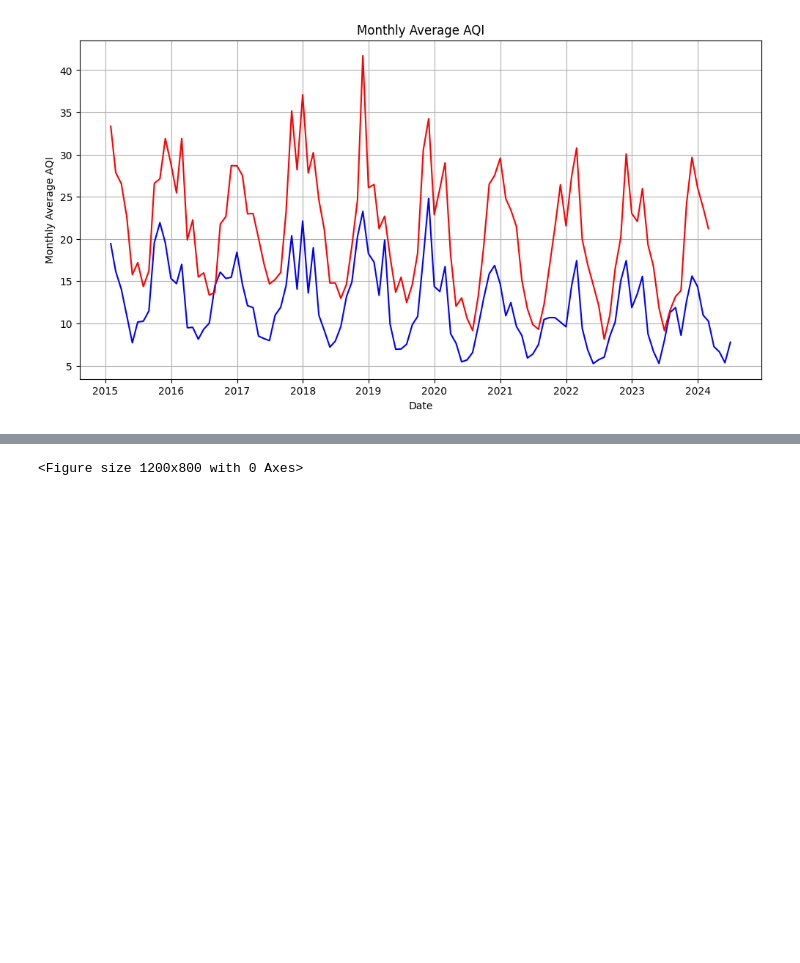
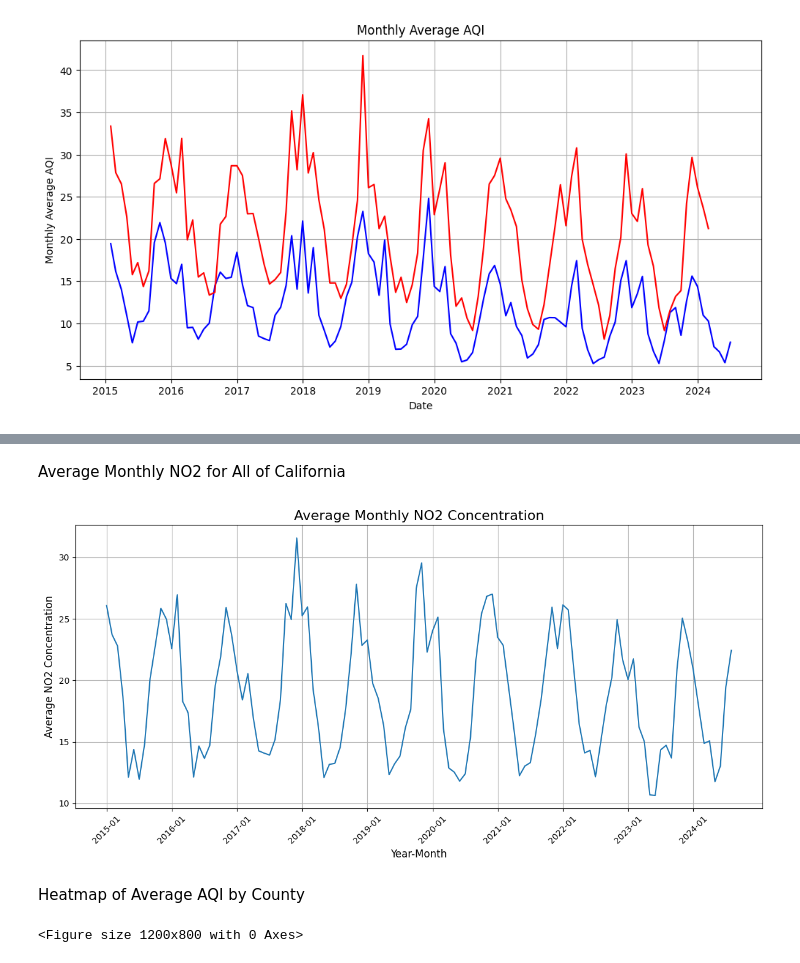
Before and after one commit to ashkren/eda_final_project, a Jupyter notebook: eda_final_project.ipynb, the cells around one changed output, grey strips where cells are left out. Cells and saved outputs as stored; diff of their text form; code cells hidden in the pictures; blank space fills up the shorter version.

```diff
--- a/eda_final_project.ipynb
+++ b/eda_final_project.ipynb
@@ -75,3 +116,38 @@ plt.show()
+# %% [markdown]
+Average Monthly NO2 for All of California
+# %%
+import pandas as pd
+import matplotlib.pyplot as plt
+
+
+# Convert the Date column to datetime
+no2_data['Date'] = pd.to_datetime(no2_data['Date'], format='%m/%d/%Y')
+
+# Extract year and month from the Date column
+no2_data['YearMonth'] = no2_data['Date'].dt.to_period('M')
+
+# Calculate the average AQI for each month
+monthly_avg_no2 = no2_data.groupby('YearMonth')['Daily Max 1-hour NO2 Concentration'].mean().reset_index()
+
+# Plot the average monthly AQI
+plt.figure(figsize=(12, 6))
+plt.plot(monthly_avg_no2['YearMonth'].astype(str), monthly_avg_no2['Daily Max 1-hour NO2 Concentration'])
+plt.title('Average Monthly NO2 Concentration', fontsize=16)
+plt.xlabel('Year-Month', fontsize=12)
+plt.ylabel('Average NO2 Concentration', fontsize=12)
+
+# Adjust x-axis ticks to show fewer labels
+x_labels = monthly_avg_aqi['YearMonth'].astype(str)
+step = 12
+plt.xticks(range(0, len(x_labels), step), x_labels[::step], rotation=45, fontsize=10)
+
+plt.grid(True)
+plt.tight_layout()
+plt.show()
+# %% [output]
+[figure, added]
+# %% [markdown]
+Heatmap of Average AQI by County
 # %%
 import geopandas as gpd
 import pandas as pd
```
Also changed, not shown: parts of 14 cells of this notebook, 11 other files.
